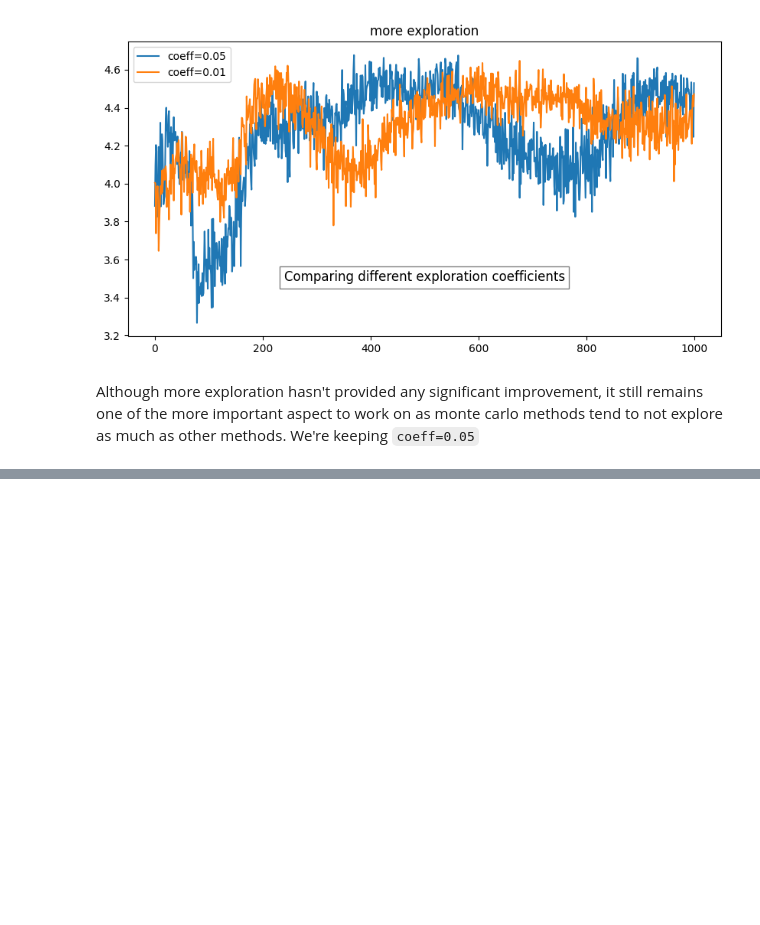
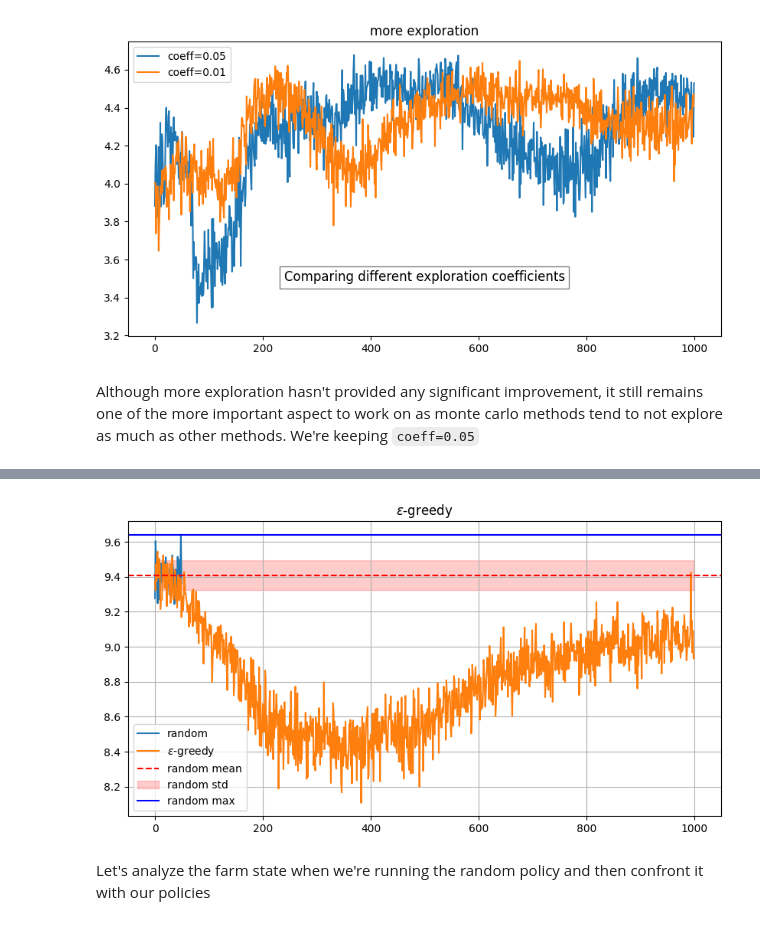
Before and after one commit to andreaborghesi00/harvest-n-thrive, a Jupyter notebook: scraps.ipynb, the cells around one changed output, grey strips where cells are left out. Saved outputs shown, nothing was run; the diff lists cells and outputs as text; code cells hidden in the pictures; blank space fills up the shorter version.

```diff
--- a/scraps.ipynb
+++ b/scraps.ipynb
@@ -24,0 +54,3 @@ We're keeping `coeff=0.05`
+# %%
+random_high_rewards = np.load('random_mean_rewards.npy')
+pd.Series(random_high_rewards).describe()
@@ -24,0 +67,2 @@ We're keeping `coeff=0.05`
+# %%
+epsilon_greedy_high_rewards = np.load('epsilon_greedy_reinforce.npy')
@@ -24,0 +79,25 @@ We're keeping `coeff=0.05`
+# %%
+plt.figure(figsize=(10, 5))
+plt.plot(random_high_rewards, label='random')
+plt.plot(epsilon_greedy_high_rewards, label="$\epsilon$-greedy")
+# plot mean of the random and +- std
+plt.axhline(np.mean(random_high_rewards), color='red', linestyle='--', label='random mean')
+plt.fill_between(range(len(epsilon_greedy_high_rewards)),
+                 np.mean(random_high_rewards) - np.std(random_high_rewards),
+                 np.mean(random_high_rewards) + np.std(random_high_rewards),
+                 color='red', alpha=0.2, label='random std')
+
+plt.axhline(np.max(random_high_rewards), color='blue', linestyle='-', label='random max')
+
+
+plt.title("$\epsilon$-greedy")
+# add note to the plot
+# plt.text(0.5, 0.2, "Comparing different exploration coefficients", horizontalalignment='center', verticalalignment='center', transform=plt.gca().transAxes, fontsize=12,
+#          bbox=dict(facecolor='white', alpha=0.5, edgecolor='black'))
+plt.grid()
+plt.legend()
+plt.show()
+# %% [output]
+[figure, added]
+# %% [markdown]
+Let's analyze the farm state when we're running the random policy and then confront it with our policies
```
Also changed, not shown: parts of 18 cells of this notebook, 3 other files.
